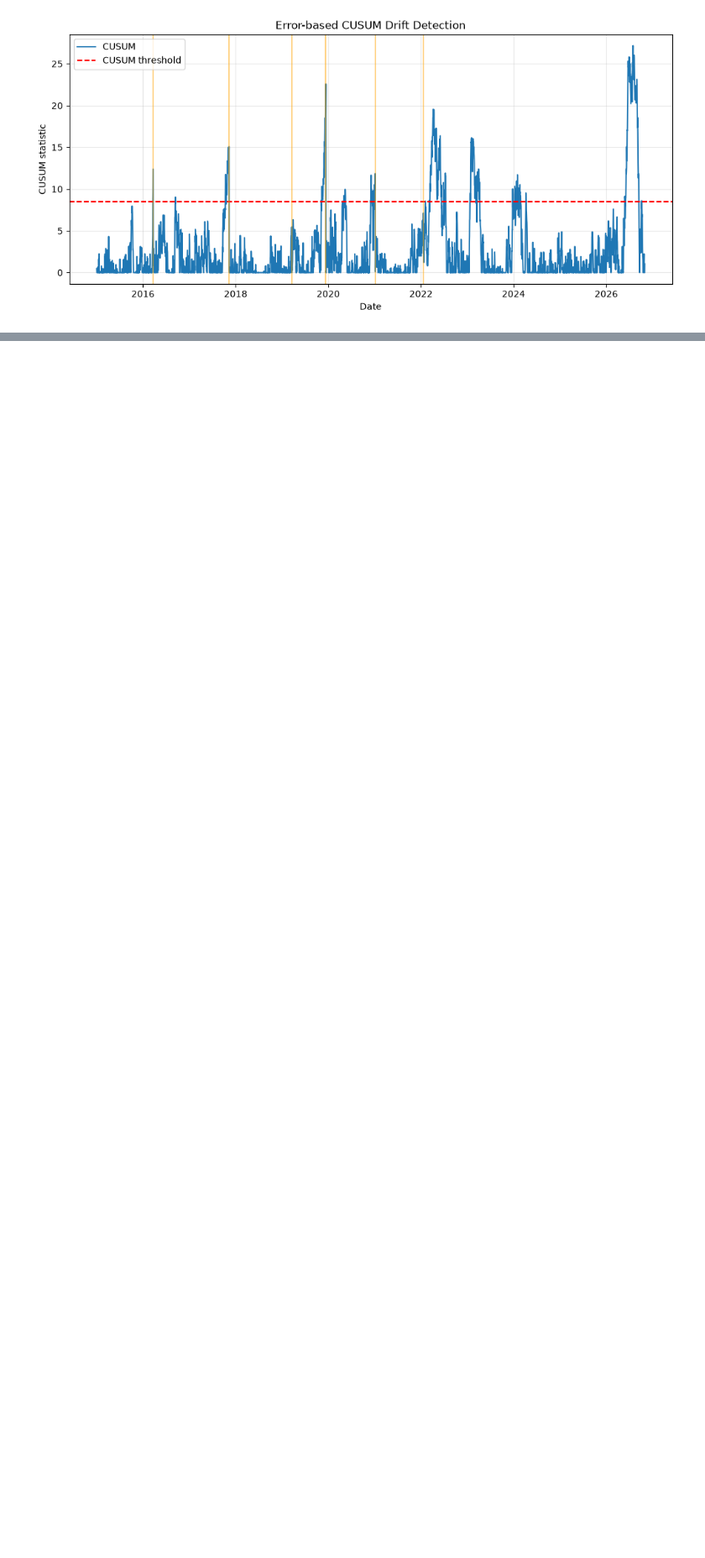
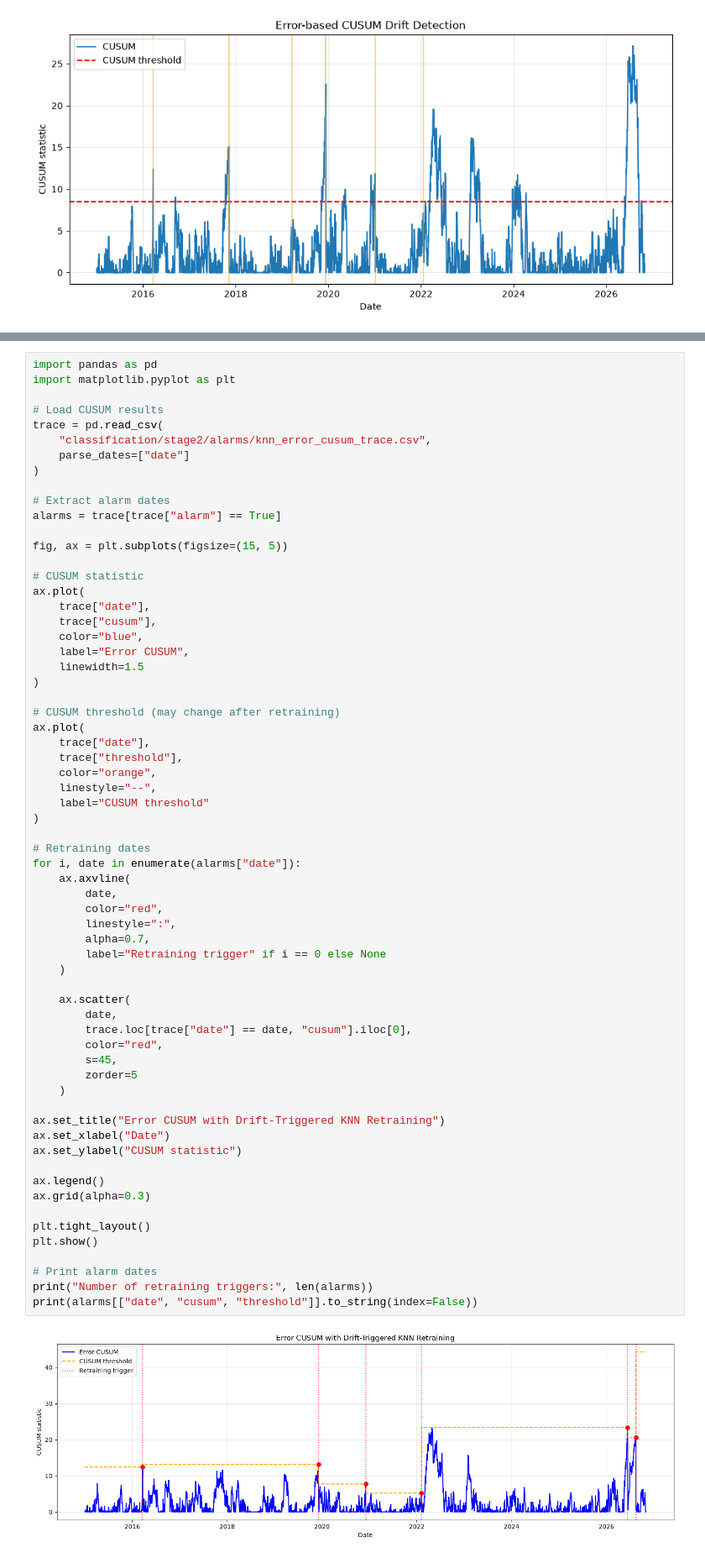
Before and after one commit to zyuraa/COMP9417MLPROJECT, a Jupyter notebook: starter_notebook.ipynb, the cells around one changed output, grey strips where cells are left out. Shown at 84% size. Saved outputs shown, nothing was run; the diff lists cells and outputs as text; blank space fills up the shorter version.

```diff
--- a/starter_notebook.ipynb
+++ b/starter_notebook.ipynb
@@ -809,0 +843,66 @@ plt.show()
+# %%
+import pandas as pd
+import matplotlib.pyplot as plt
+
+# Load CUSUM results
+trace = pd.read_csv(
+    "classification/stage2/alarms/knn_error_cusum_trace.csv",
+    parse_dates=["date"]
+)
+
+# Extract alarm dates
+alarms = trace[trace["alarm"] == True]
+
+fig, ax = plt.subplots(figsize=(15, 5))
+
+# CUSUM statistic
+ax.plot(
+    trace["date"],
+    trace["cusum"],
+    color="blue",
+    label="Error CUSUM",
+    linewidth=1.5
+)
+
+# CUSUM threshold (may change after retraining)
+ax.plot(
+    trace["date"],
+    trace["threshold"],
+    color="orange",
+    linestyle="--",
+    label="CUSUM threshold"
+)
+
+# Retraining dates
+for i, date in enumerate(alarms["date"]):
+    ax.axvline(
+        date,
+        color="red",
+        linestyle=":",
+        alpha=0.7,
+        label="Retraining trigger" if i == 0 else None
+    )
+
+    ax.scatter(
+        date,
+        trace.loc[trace["date"] == date, "cusum"].iloc[0],
+        color="red",
+        s=45,
+        zorder=5
+    )
+
+ax.set_title("Error CUSUM with Drift-Triggered KNN Retraining")
+ax.set_xlabel("Date")
+ax.set_ylabel("CUSUM statistic")
+
+ax.legend()
+ax.grid(alpha=0.3)
+
+plt.tight_layout()
+plt.show()
+
+# Print alarm dates
+print("Number of retraining triggers:", len(alarms))
+print(alarms[["date", "cusum", "threshold"]].to_string(index=False))
+# %% [output]
+[figure, added]
```
Also changed, not shown: parts of 5 cells of this notebook, 51 other files.
